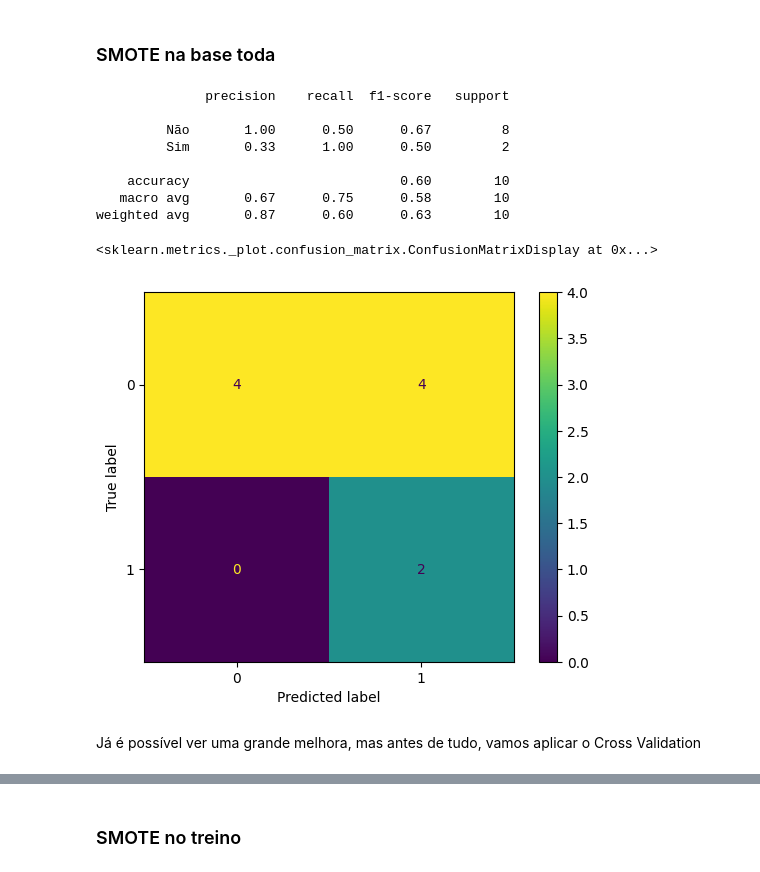
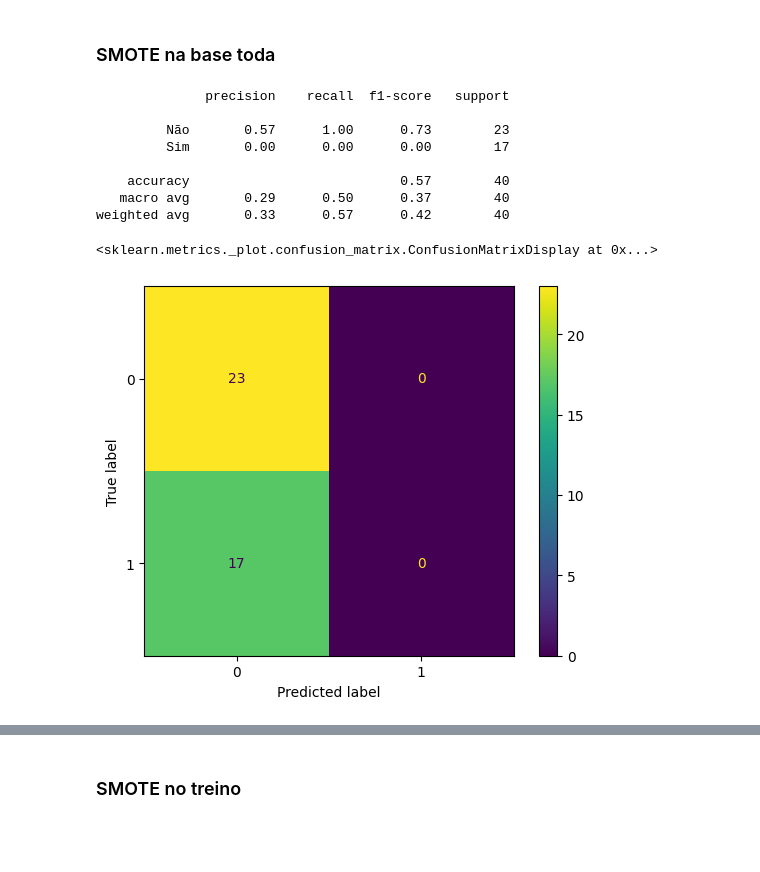
Before and after one commit to leontis2024/analise_de_dados, a Jupyter notebook: notebooks/modelo_supervisionado_possiveis_usuarios.ipynb, the cells around one changed output, grey strips where cells are left out. Saved outputs shown, nothing was run; the diff lists cells and outputs as text; code cells hidden in the pictures; blank space fills up the shorter version.

```diff
--- a/notebooks/modelo_supervisionado_possiveis_usuarios.ipynb
+++ b/notebooks/modelo_supervisionado_possiveis_usuarios.ipynb
@@ -347,6 +675,7 @@ Olhando por este lado, é prefirível usar a regressão linear ou o KNN. Visto q
 # Modelo com KNN
 # %%
 df_y_2, df_x_2 = dados['Usaria o aplicativo?'], dados.drop(columns=['Usaria o aplicativo?'])
+df_x_2 = df_x_2.rename(columns={df_x_2.columns[1]: 'Qual a renda per capita da sua casa?'})
 display(df_x_2.head())
 display(df_y_2.head())
 # %% [output]
@@ -488,8 +814,8 @@ from sklearn.neighbors import KNeighborsClassifier
 K = 5
 
 knn = KNeighborsClassifier(n_neighbors=K)
-knn.fit(treino_x_2, treino_y_2)
-predicao_knn = knn.predict(teste_x_2)
+knn.fit(df_x_2, df_y_2)
+predicao_knn = knn.predict(teste_x)
 
 display(predicao_knn)
 # %% [output]
@@ -588,11 +915,11 @@ Melhor acurácia: 0.95
 from sklearn.neighbors import KNeighborsClassifier
 
 knn = KNeighborsClassifier(n_neighbors = 7, algorithm = 'auto', leaf_size = 15, weights = 'distance')
-knn.fit(treino_x_2, treino_y_2)
-predicao_knn = knn.predict(teste_x_2)
+knn.fit(df_x_2, df_y_2)
+predicao_knn = knn.predict(teste_x)
 
-print(classification_report(teste_y_2, predicao_knn, target_names=list(le_y.classes_)))
-ConfusionMatrixDisplay(confusion_matrix(teste_y_2, predicao_knn)).plot()
+print(classification_report(teste_y, predicao_knn, target_names=['Não', 'Sim']))
+ConfusionMatrixDisplay(confusion_matrix(teste_y, predicao_knn)).plot()
 # %% [output]
               precision    recall  f1-score   support
 
@@ -671,8 +998,8 @@ melhor_fold['parametros']
 from sklearn.neighbors import KNeighborsClassifier
 
 knn = KNeighborsClassifier(n_neighbors = melhor_fold['parametros']['n_neighbors'], algorithm = melhor_fold['parametros']['algorithm'], leaf_size = melhor_fold['parametros']['leaf_size'], weights = melhor_fold['parametros']['weights'])
-knn.fit(melhor_fold['treino'][0], melhor_fold['treino'][1])
-predicao_knn = knn.predict(melhor_fold['teste'][0])
+knn.fit(df_x_2, df_y_2)
+predicao_knn = knn.predict(teste_x)
 
 display(predicao_knn)
 # %% [output]
@@ -704,32 +1032,28 @@ ConfusionMatrixDisplay(confusion_matrix(melhor_fold['teste'][1], predicao_knn)).
 # %%
 from imblearn.over_sampling import SMOTE
 from sklearn.model_selection import train_test_split
 from sklearn.neighbors import KNeighborsClassifier
 from sklearn.metrics import *
 
 K = 5
 
 smote = SMOTE()
 x_refeito, y_refeito = smote.fit_resample(df_x_2, df_y_2)
 
-treino_x_2, teste_x_2, treino_y_2, teste_y_2 = train_test_split(x_refeito, y_refeito, test_size=0.2)
+knn = KNeighborsClassifier(n_neighbors = K)
+knn.fit(x_refeito, y_refeito)
+predicao_knn = knn.predict(teste_x)
 
-knn = KNeighborsClassifier(n_neighbors = K)
-knn.fit(treino_x_2, treino_y_2)
-predicao_knn = knn.predict(teste_x_2)
-
-print(classification_report(teste_y_2, predicao_knn, target_names=list(le_y.classes_)))
-ConfusionMatrixDisplay(confusion_matrix(teste_y_2, predicao_knn)).plot()
+print(classification_report(teste_y, predicao_knn, target_names=['Não', 'Sim']))
+ConfusionMatrixDisplay(confusion_matrix(teste_y, predicao_knn)).plot()
 # %% [output]
               precision    recall  f1-score   support
 
-         Não       1.00      0.50      0.67         8
-         Sim       0.33      1.00      0.50         2
+         Não       0.57      1.00      0.73        23
+         Sim       0.00      0.00      0.00        17
 
-    accuracy                           0.60        10
-   macro avg       0.67      0.75      0.58        10
-weighted avg       0.87      0.60      0.63        10
+    accuracy                           0.57        40
+   macro avg       0.29      0.50      0.37        40
+weighted avg       0.33      0.57      0.42        40
 <sklearn.metrics._plot.confusion_matrix.ConfusionMatrixDisplay at 0x...>
-[figure, old version]
+[figure, new version]
-# %% [markdown]
-Já é possível ver uma grande melhora, mas antes de tudo, vamos aplicar o Cross Validation
```
Also changed, not shown: parts of 102 cells of this notebook, 6 other files.
